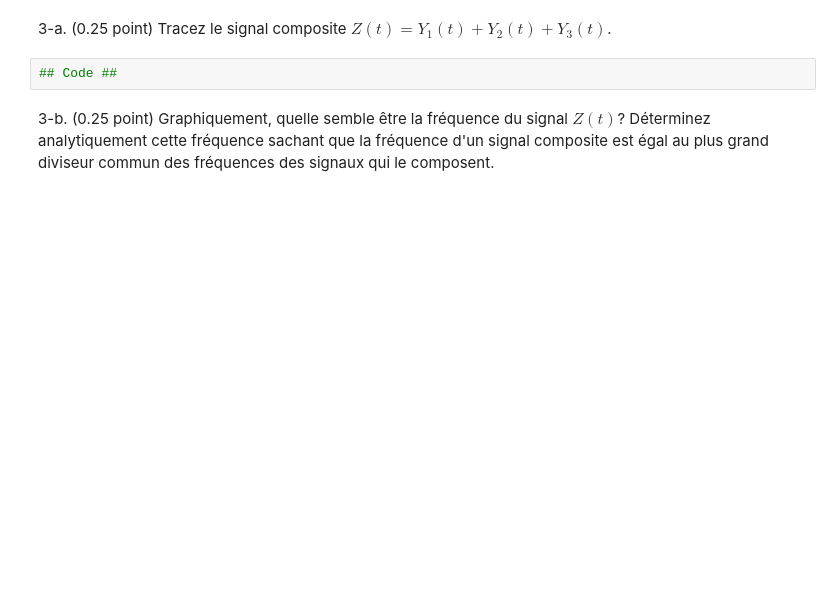
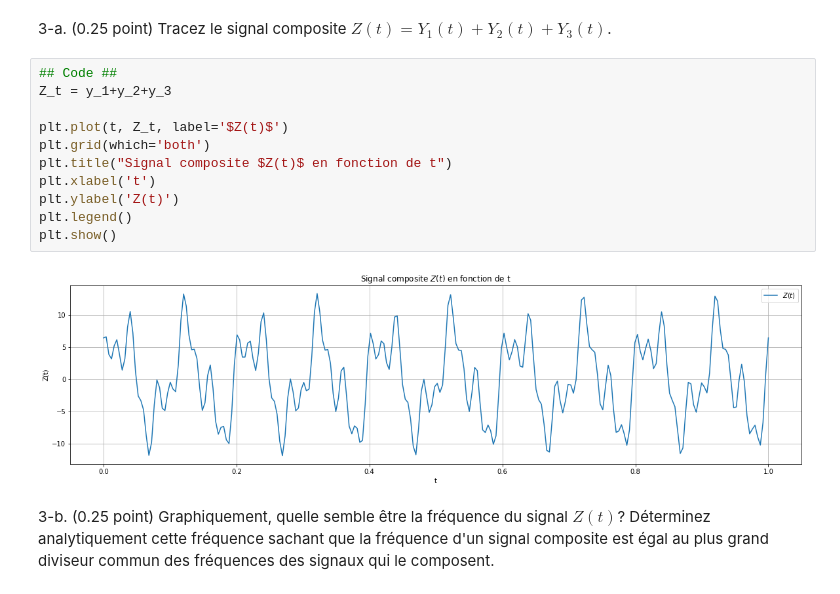
Before and after one commit to conorato/INF8725, a Jupyter notebook: tp1/lab1_fr.ipynb, the cells around one changed output. Drawn from its saved outputs; the diff is of its cells as text; blank space fills up the shorter version.

```diff
--- a/tp1/lab1_fr.ipynb
+++ b/tp1/lab1_fr.ipynb
@@ -159,6 +226,17 @@ Ces signaux sont échantillonnés à la fréquence $F_e = 250$Hz et seront obser
 # %% [markdown]
 3-a. (0.25 point) Tracez le signal composite $Z(t)=Y_1(t) + Y_2(t) + Y_3(t)$.
-# %%
-## Code ##
+# %%
+## Code ##
+Z_t = y_1+y_2+y_3
+
+plt.plot(t, Z_t, label='$Z(t)$')
+plt.grid(which='both')
+plt.title("Signal composite $Z(t)$ en fonction de t")
+plt.xlabel('t')
+plt.ylabel('Z(t)')
+plt.legend()
+plt.show()
+# %% [output]
+[figure, added]
 # %% [markdown]
 3-b. (0.25 point) Graphiquement, quelle semble être la fréquence du signal $Z(t)$? Déterminez analytiquement cette fréquence sachant que la fréquence d'un signal composite est égal au plus grand diviseur commun des fréquences des signaux qui le composent.
```
Also changed, not shown: parts of 22 cells of this notebook.
